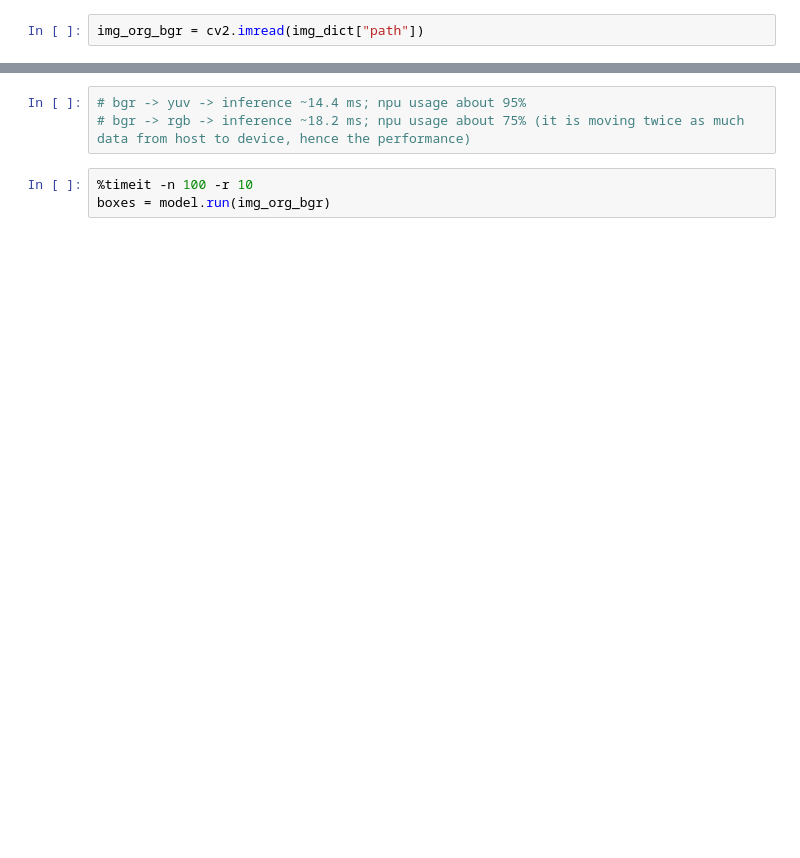
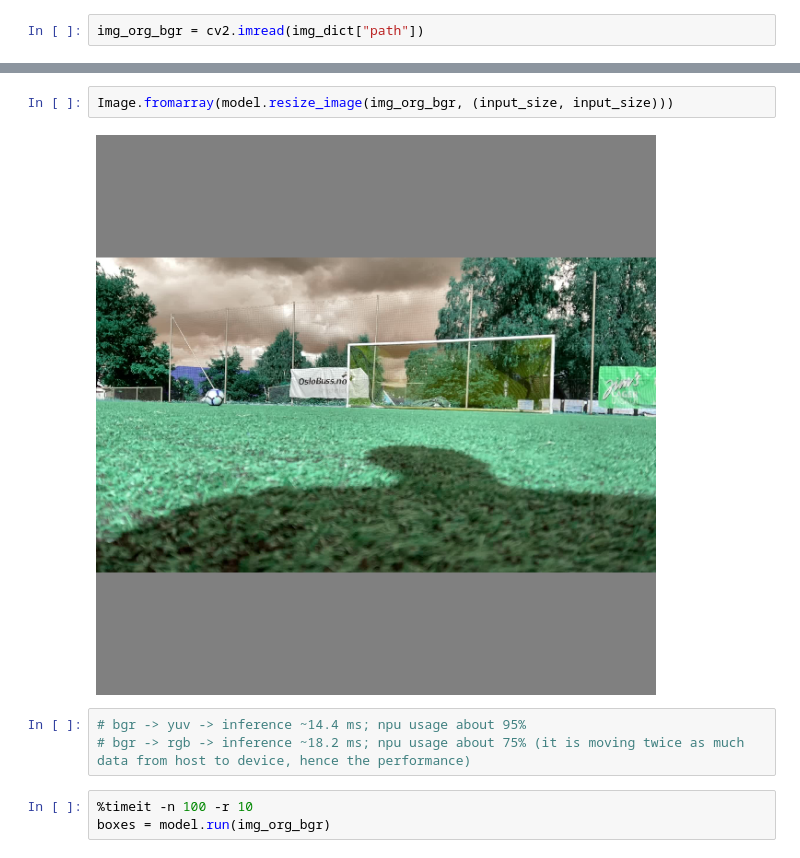
Before and after one commit to ktuna26/PyACL-Samples, a Jupyter notebook: acl_yolov3/caffe_yolov3_without_dvpp.ipynb, the cells around one changed output, grey strips where cells are left out. Drawn from its saved outputs; the diff is of its cells as text; blank space fills up the shorter version.

```diff
--- a/acl_yolov3/caffe_yolov3_without_dvpp.ipynb
+++ b/acl_yolov3/caffe_yolov3_without_dvpp.ipynb
@@ -40,3 +44,7 @@ img_org_bgr = cv2.imread(img_dict["path"])
+# %%
+Image.fromarray(model.resize_image(img_org_bgr, (input_size, input_size)))
+# %% [output]
+[figure, added]
 # %%
 # bgr -> yuv -> inference ~14.4 ms; npu usage about 95%
 # bgr -> rgb -> inference ~18.2 ms; npu usage about 75% (it is moving twice as much data from host to device, hence the performance)
```
Also changed, not shown: parts of 6 cells of this notebook, 34 other files.
